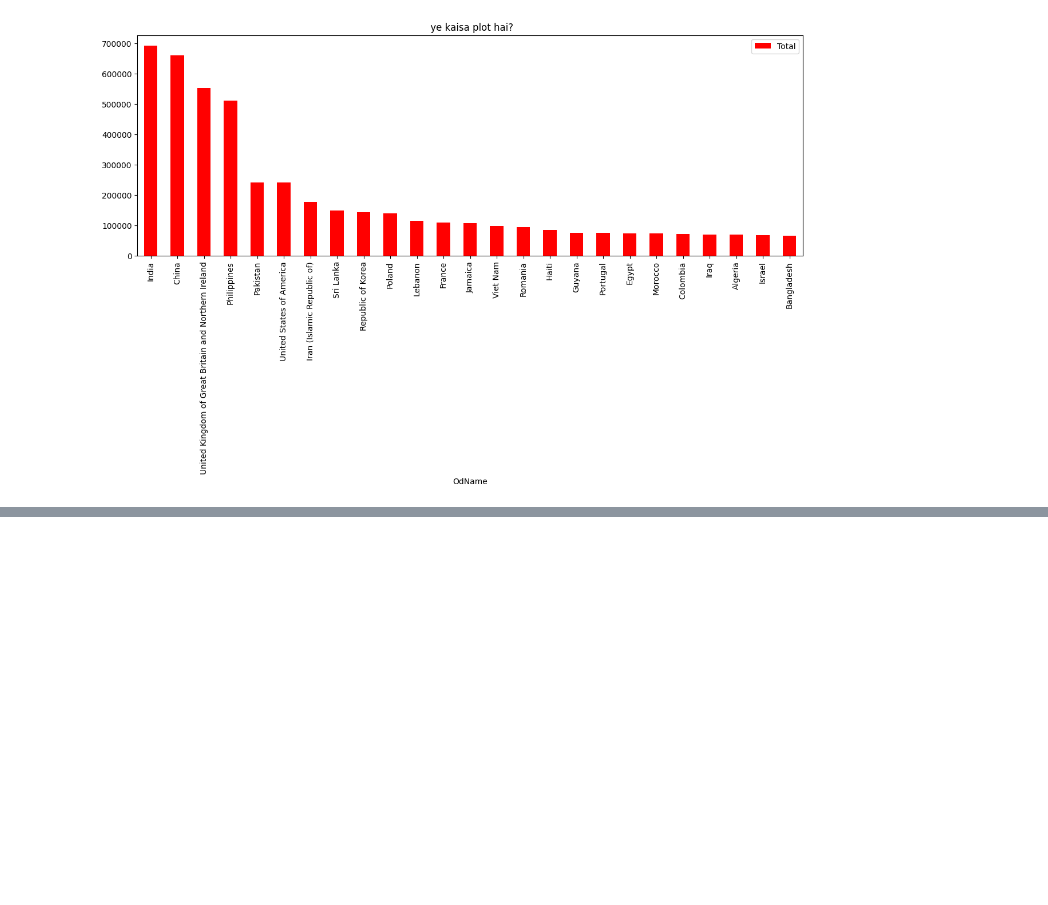
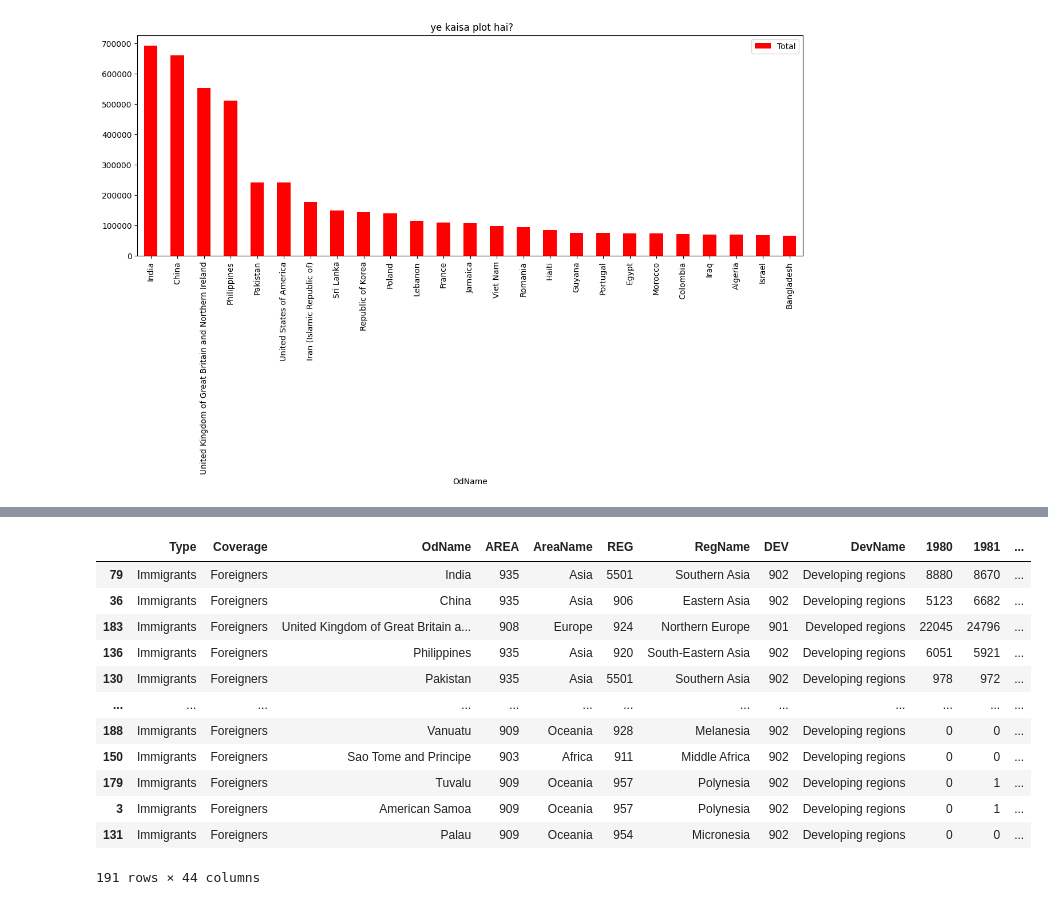
Before and after one commit to iamaanraza/pythonDS, a Jupyter notebook: pandas_basics/analysis.ipynb, the cells around one changed output, grey strips where cells are left out. Drawn from its saved outputs; the diff is of its cells as text; code cells hidden in the pictures; blank space fills up the shorter version.

```diff
--- a/pandas_basics/analysis.ipynb
+++ b/pandas_basics/analysis.ipynb
@@ -456,0 +472,2 @@ df[['OdName','Total']].head(25).plot(
+# %%
+df.drop(columns=['bekar','random'], inplace=True) # to remove any rows or columns , bin in place ke column ya row permanently nhi hatega
@@ -456,0 +483,16 @@ df[['OdName','Total']].head(25).plot(
+# %%
+df.drop(index=[149, 123, 109, 191]) # remove specific index
+# %% [output]
+|  | Type | Coverage | OdName | AREA | AreaName | REG | RegName | DEV | DevName | 1980 | 1981 | ... |
+| 79 | Immigrants | Foreigners | India | 935 | Asia | 5501 | Southern Asia | 902 | Developing regions | 8880 | 8670 | ... |
+| 36 | Immigrants | Foreigners | China | 935 | Asia | 906 | Eastern Asia | 902 | Developing regions | 5123 | 6682 | ... |
+| 183 | Immigrants | Foreigners | United Kingdom of Great Britain a... | 908 | Europe | 924 | Northern Europe | 901 | Developed regions | 22045 | 24796 | ... |
+| 136 | Immigrants | Foreigners | Philippines | 935 | Asia | 920 | South-Eastern Asia | 902 | Developing regions | 6051 | 5921 | ... |
+| 130 | Immigrants | Foreigners | Pakistan | 935 | Asia | 5501 | Southern Asia | 902 | Developing regions | 978 | 972 | ... |
+| ... | ... | ... | ... | ... | ... | ... | ... | ... | ... | ... | ... | ... |
+| 188 | Immigrants | Foreigners | Vanuatu | 909 | Oceania | 928 | Melanesia | 902 | Developing regions | 0 | 0 | ... |
+| 150 | Immigrants | Foreigners | Sao Tome and Principe | 903 | Africa | 911 | Middle Africa | 902 | Developing regions | 0 | 0 | ... |
+| 179 | Immigrants | Foreigners | Tuvalu | 909 | Oceania | 957 | Polynesia | 902 | Developing regions | 0 | 1 | ... |
+| 3 | Immigrants | Foreigners | American Samoa | 909 | Oceania | 957 | Polynesia | 902 | Developing regions | 0 | 1 | ... |
+| 131 | Immigrants | Foreigners | Palau | 909 | Oceania | 954 | Micronesia | 902 | Developing regions | 0 | 0 | ... |
+191 rows × 44 columns
```
Also changed, not shown: parts of 15 cells of this notebook.
